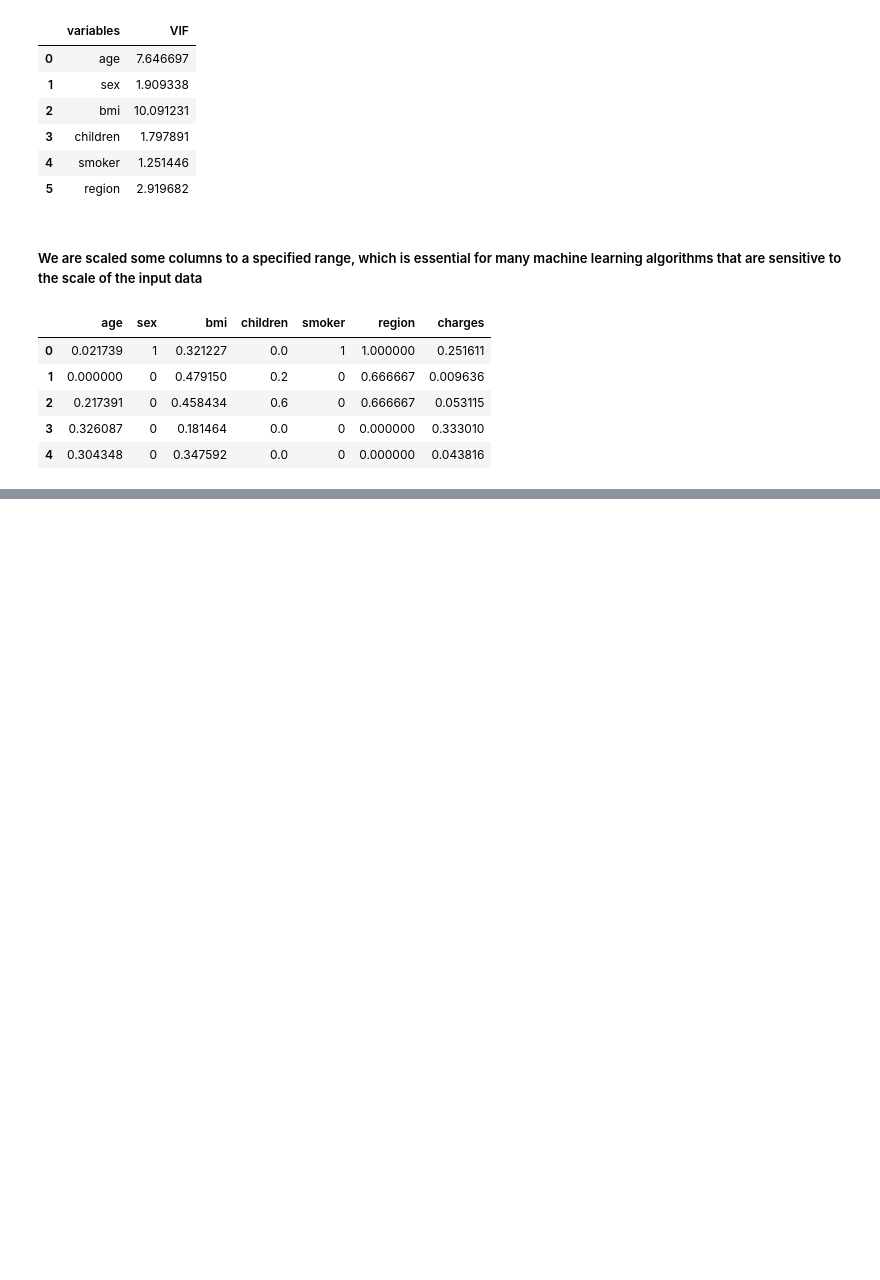
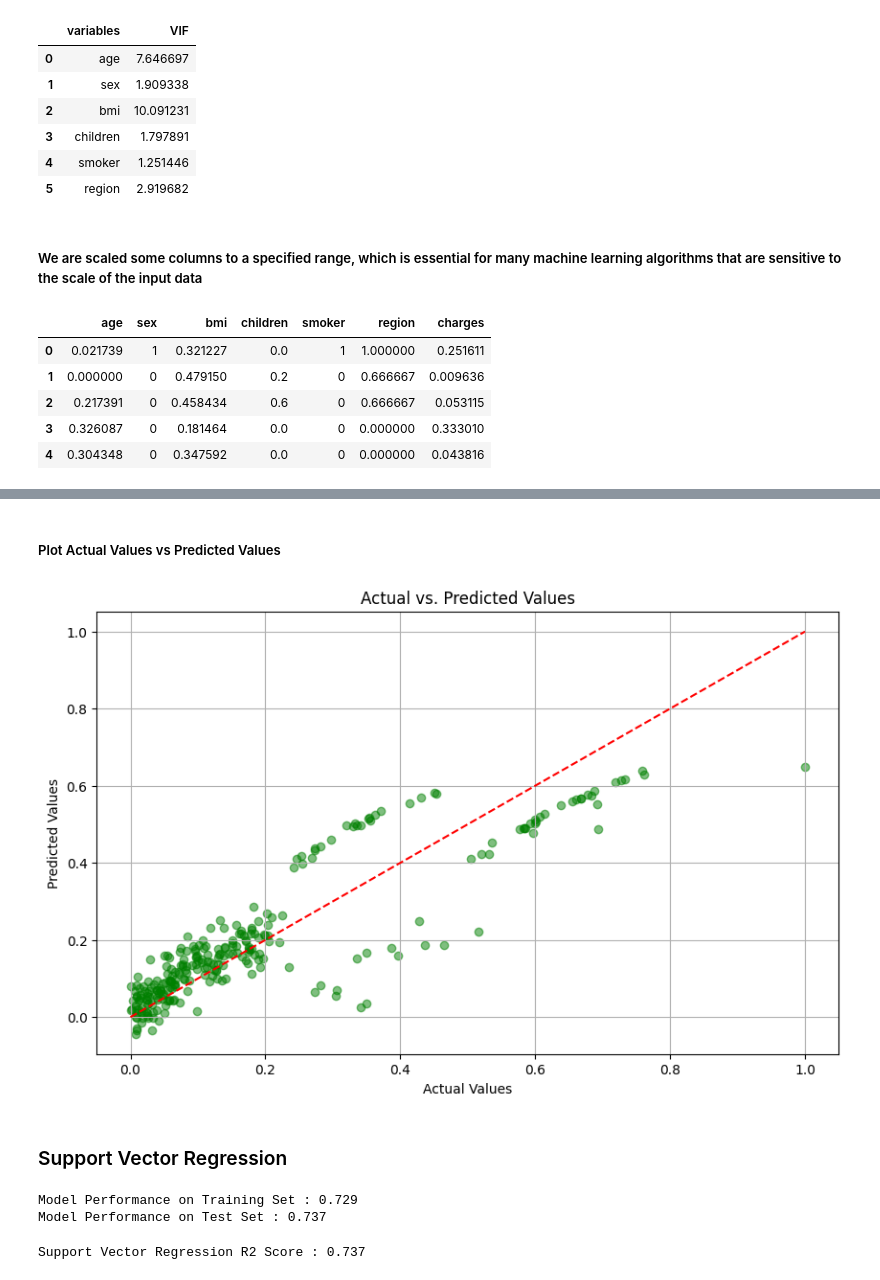
Before and after one commit to sharmaa-aman/Health-Insurance-Price-Prediction, a Jupyter notebook: Health Insurance Price Prediction.ipynb, the cells around one changed output, grey strips where cells are left out. Drawn from its saved outputs; the diff is of its cells as text; code cells hidden in the pictures; blank space fills up the shorter version.

```diff
--- a/Health Insurance Price Prediction.ipynb
+++ b/Health Insurance Price Prediction.ipynb
@@ -459,0 +478,10 @@ Data_Preprocessing.head()
+# %%
+New_X = New_Data.drop('charges',axis=1).values
+New_y = New_Data['charges'].values.reshape(-1,1)
+
+New_X_train, New_X_test, New_y_train, New_y_test = train_test_split(New_X,New_y,test_size=0.2, random_state=42)
+
+X_train_scaled = MinMaxScaler().fit_transform(New_X_train)
+y_train_scaled = MinMaxScaler().fit_transform(New_y_train)
+X_test_scaled = MinMaxScaler().fit_transform(New_X_test)
+y_test_scaled = MinMaxScaler().fit_transform(New_y_test)
@@ -459,0 +490,17 @@ Data_Preprocessing.head()
+# %%
+from sklearn.linear_model import LinearRegression
+from sklearn import metrics
+from sklearn.metrics import r2_score
+from sklearn.metrics import mean_absolute_error, mean_squared_error
+
+LR = LinearRegression()
+LR.fit(X_train_scaled, y_train_scaled.ravel())
+
+y_pred_LR_train = LR.predict(X_train_scaled)
+r2_score_LR_train = r2_score(y_train_scaled, y_pred_LR_train)
+
+y_pred_LR_test = LR.predict(X_test_scaled)
+r2_score_LR_test = r2_score(y_test_scaled, y_pred_LR_test)
+
+print('Model Performance on Training Set : {0:.3f}'.format(r2_score_LR_train))
+print('Model Performance on Test Set : {0:.3f}'.format(r2_score_LR_test))
@@ -459,0 +510,4 @@ Data_Preprocessing.head()
+# %%
+y_pred_LR_test = LR.predict(X_test_scaled)
+r2 = r2_score(y_test_scaled, y_pred_LR_test)
+print('Linear Regression R2 Score : {0:.3f}'.format(r2))
@@ -459,0 +538,43 @@ Data_Preprocessing.head()
+# %% [markdown]
+##### Plot Actual Values vs Predicted Values
+# %%
+plt.figure(figsize=(10, 6))
+plt.scatter(y_test_scaled, y_pred_LR_test, color='green', alpha=0.5)
+plt.plot([min(y_test_scaled), max(y_test_scaled)], [min(y_test_scaled), max(y_test_scaled)], '--', color='red')
+plt.title('Actual vs. Predicted Values')
+plt.xlabel('Actual Values')
+plt.ylabel('Predicted Values')
+plt.grid(True)
+plt.show()
+# %% [output]
+[figure, added]
+# %% [markdown]
+### Support Vector Regression
+# %%
+from sklearn.svm import SVR
+from sklearn import metrics
+from sklearn.metrics import r2_score
+from sklearn.metrics import mean_absolute_error, mean_squared_error
+
+SVR = SVR()
+SVR.fit(X_train_scaled, y_train_scaled.ravel())
+
+
+
+y_pred_SVR_train = SVR.predict(X_train_scaled)
+r2_score_SVR_train = r2_score(y_train_scaled, y_pred_SVR_train)
+
+y_pred_SVR_test = SVR.predict(X_test_scaled)
+r2_score_SVR_test = r2_score(y_test_scaled, y_pred_SVR_test)
+
+print('Model Performance on Training Set : {0:.3f}'.format(r2_score_SVR_train))
+print('Model Performance on Test Set : {0:.3f}'.format(r2_score_SVR_test))
+# %% [output]
+Model Performance on Training Set : 0.729
+Model Performance on Test Set : 0.737
+# %%
+y_pred_SVR_test = SVR.predict(X_test_scaled)
+r2 = r2_score(y_test_scaled, y_pred_SVR_test)
+print('Support Vector Regression R2 Score : {0:.3f}'.format(r2))
+# %% [output]
+Support Vector Regression R2 Score : 0.737
```
Also changed, not shown: parts of 49 cells of this notebook, 2 other files.
